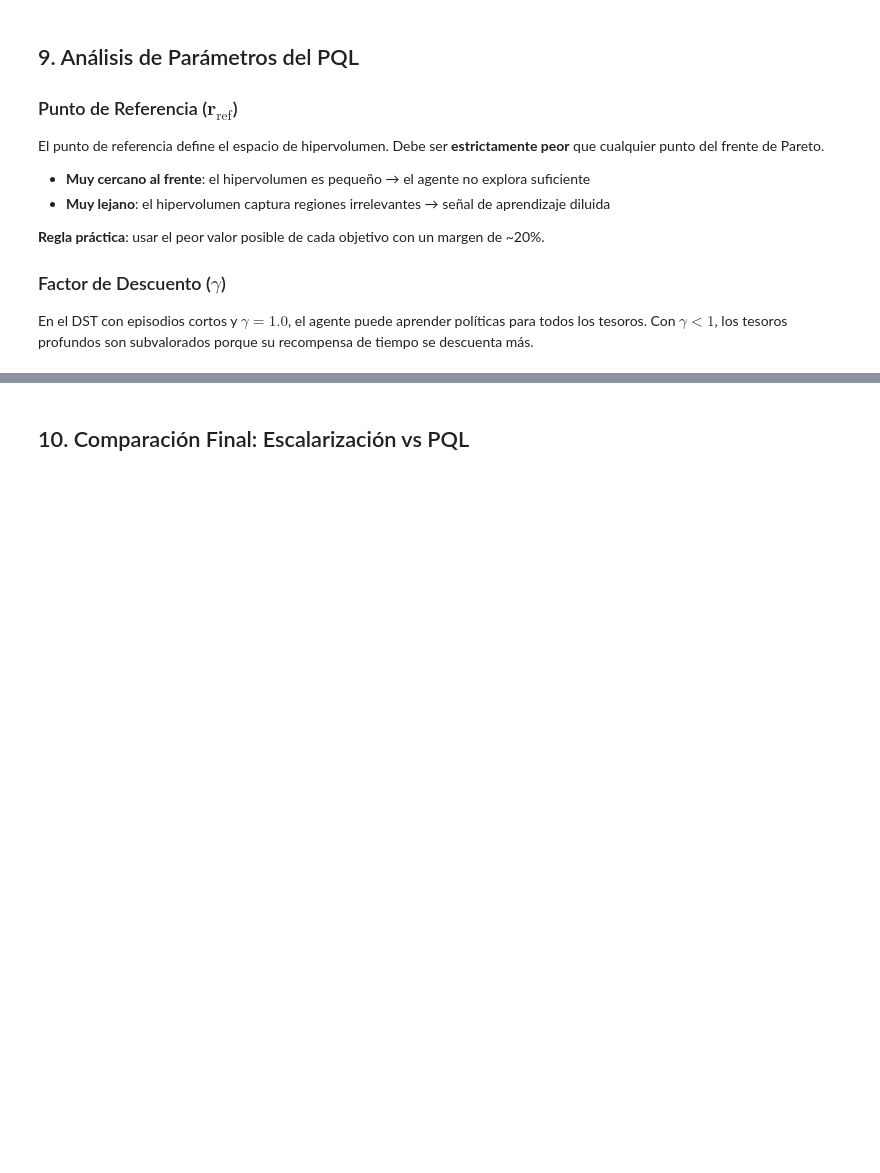
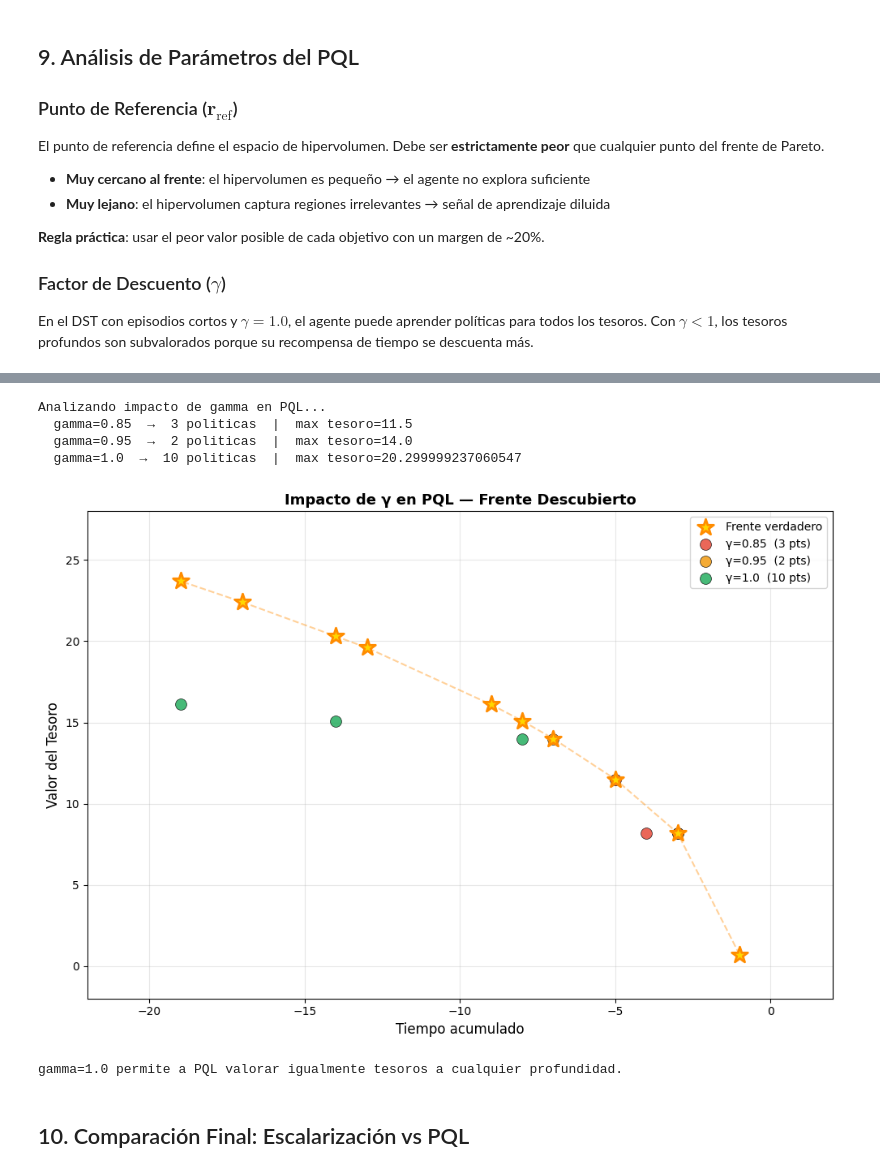
Before and after one commit to ju4ndiegos/Reinforcement-learning, a Jupyter notebook: PRESENTACION/deep_sea_treasure_morl.ipynb, the cells around one changed output, grey strips where cells are left out. Cells and saved outputs as stored; diff of their text form; code cells hidden in the pictures; blank space fills up the shorter version.

```diff
--- a/PRESENTACION/deep_sea_treasure_morl.ipynb
+++ b/PRESENTACION/deep_sea_treasure_morl.ipynb
@@ -1018,43 +1046,51 @@ for g in GAMMA_PQL_TEST:
         ep_t = ep_v = 0
         obs, _ = ev2.reset()
         for _ in range(200):
-            a = ag.select_action(obs, ag.score_hypervolume)
+            state_int = int(np.ravel_multi_index(obs, ag.env_shape))
+            a = ag.select_action(state_int, ag.score_hypervolume)
             obs, r_vec, term, trunc, _ = ev2.step(a)
-            ep_t += r_vec[0]; ep_v += r_vec[1]
+            ep_t += r_vec[1]  # tiempo
+            ep_v += r_vec[0]  # tesoro
             if term or trunc: break
         pts.append([ep_t, ep_v])
     ev2.close(); env_g.close(); ev_g.close()
 
     uniq = list({tuple(p) for p in pts})
     gamma_pql_results.append(dict(gamma=g, pts=uniq))
     max_t = max(p[1] for p in uniq)
     print(f'  gamma={g}  →  {len(uniq)} politicas  |  max tesoro={max_t}')
 
-# Visualizar todos juntos en el frente de Pareto
 palette2 = ['#e74c3c', '#f39c12', '#27ae60']
 fig, ax = plt.subplots(figsize=(10, 7))
 
 pf = TRUE_PARETO
 ax.scatter(pf[:, 0], pf[:, 1], s=220, c='gold', edgecolors='darkorange',
            linewidths=2, zorder=6, label='Frente verdadero', marker='*')
 ax.plot(pf[:, 0], pf[:, 1], '--', color='darkorange', alpha=0.4, lw=1.5)
 
 for i, res in enumerate(gamma_pql_results):
     arr = np.array(res['pts'])
     ax.scatter(arr[:, 0], arr[:, 1], s=100, c=palette2[i],
                label=f"γ={res['gamma']}  ({len(res['pts'])} pts)",
                alpha=0.85, zorder=4, edgecolors='black', lw=0.5)
 
 ax.set_xlabel('Tiempo acumulado', fontsize=12)
 ax.set_ylabel('Valor del Tesoro', fontsize=12)
 ax.set_title('Impacto de γ en PQL — Frente Descubierto', fontsize=13, fontweight='bold')
 ax.legend(fontsize=10); ax.grid(True, alpha=0.3)
 ax.set_xlim(-22, 2); ax.set_ylim(-2, 28)
 plt.tight_layout()
 plt.savefig('videos/pql_gamma.png', dpi=100, bbox_inches='tight')
 plt.show()
 
 print('gamma=1.0 permite a PQL valorar igualmente tesoros a cualquier profundidad.')
+# %% [output]
+Analizando impacto de gamma en PQL...
+  gamma=0.85  →  3 politicas  |  max tesoro=11.5
+  gamma=0.95  →  2 politicas  |  max tesoro=14.0
+  gamma=1.0  →  10 politicas  |  max tesoro=20.299999237060547
+[figure, added]
+gamma=1.0 permite a PQL valorar igualmente tesoros a cualquier profundidad.
 # %% [markdown]
 ## 10. Comparación Final: Escalarización vs PQL
 # %%
```
Also changed, not shown: parts of 14 cells of this notebook.
